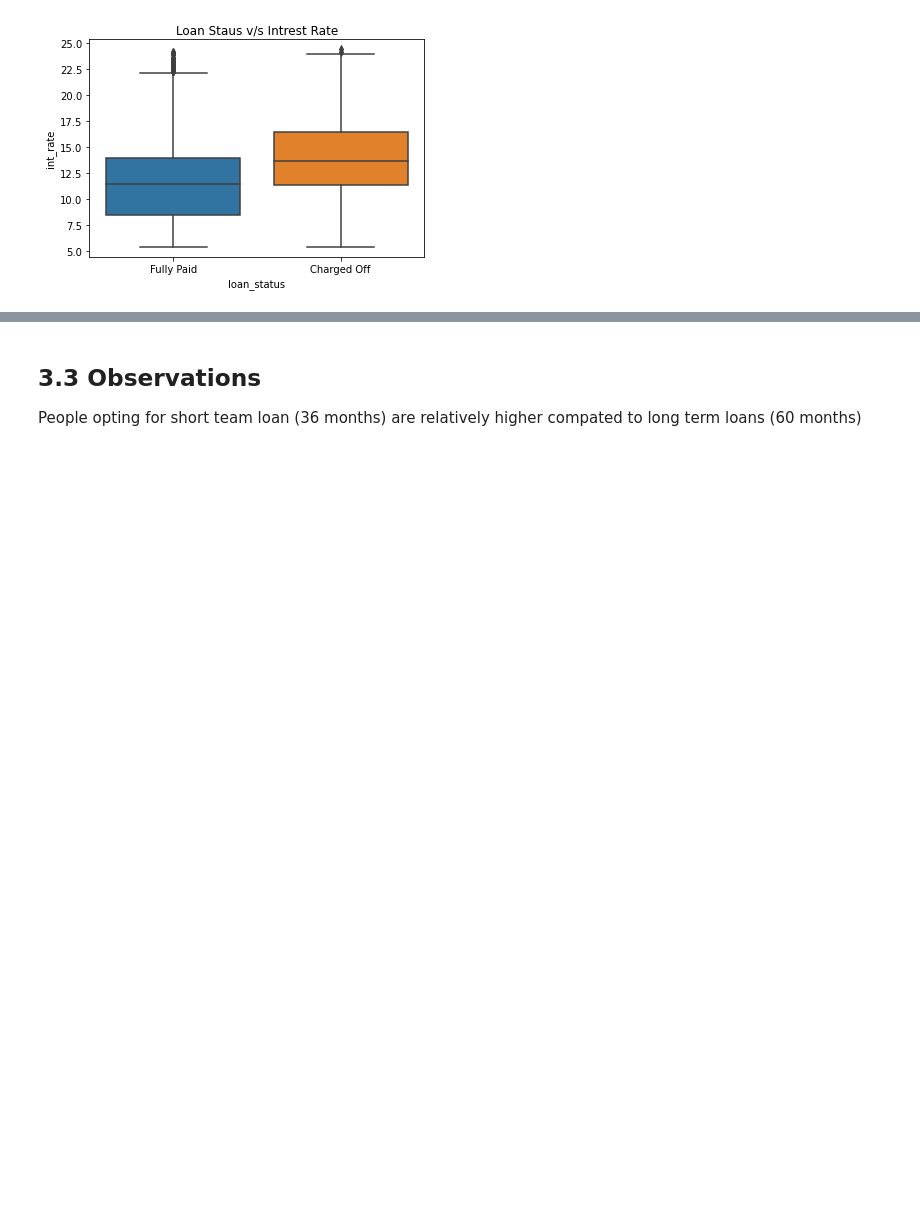
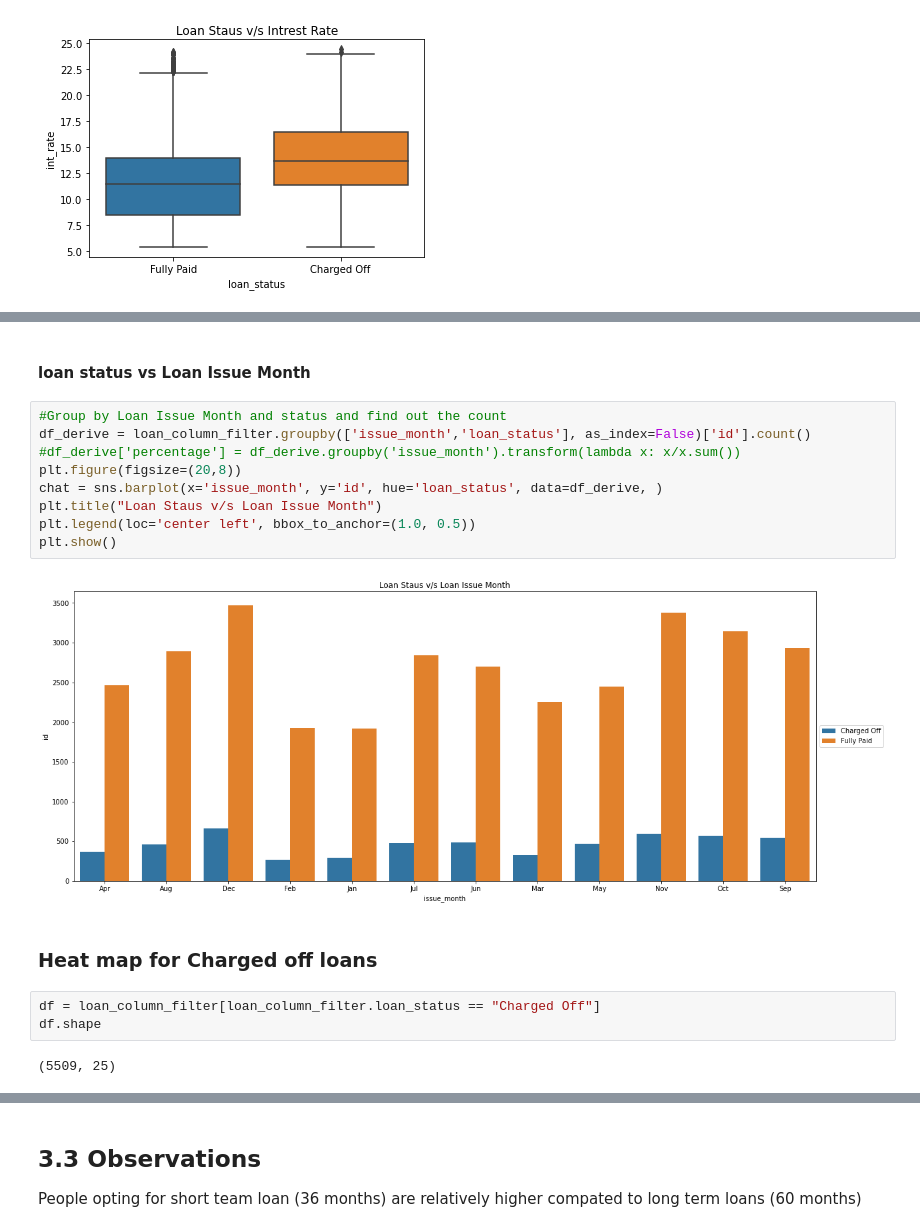
Before and after one commit to Naveenkv93/LeadingLoan_Case_Study, a Jupyter notebook: Case_Study.ipynb, the cells around one changed output, grey strips where cells are left out. Saved outputs shown, nothing was run; the diff lists cells and outputs as text; blank space fills up the shorter version.

```diff
--- a/Case_Study.ipynb
+++ b/Case_Study.ipynb
@@ -497,0 +520,20 @@ plt.show()
+# %% [markdown]
+#### loan status vs Loan Issue Month
+# %%
+#Group by Loan Issue Month and status and find out the count
+df_derive = loan_column_filter.groupby(['issue_month','loan_status'], as_index=False)['id'].count()
+#df_derive['percentage'] = df_derive.groupby('issue_month').transform(lambda x: x/x.sum())
+plt.figure(figsize=(20,8))
+chat = sns.barplot(x='issue_month', y='id', hue='loan_status', data=df_derive, )
+plt.title("Loan Staus v/s Loan Issue Month")
+plt.legend(loc='center left', bbox_to_anchor=(1.0, 0.5))
+plt.show()
+# %% [output]
+[figure, added]
+# %% [markdown]
+### Heat map for Charged off loans
+# %%
+df = loan_column_filter[loan_column_filter.loan_status == "Charged Off"]
+df.shape
+# %% [output]
+(5509, 25)
```
Also changed, not shown: parts of 70 cells of this notebook.
